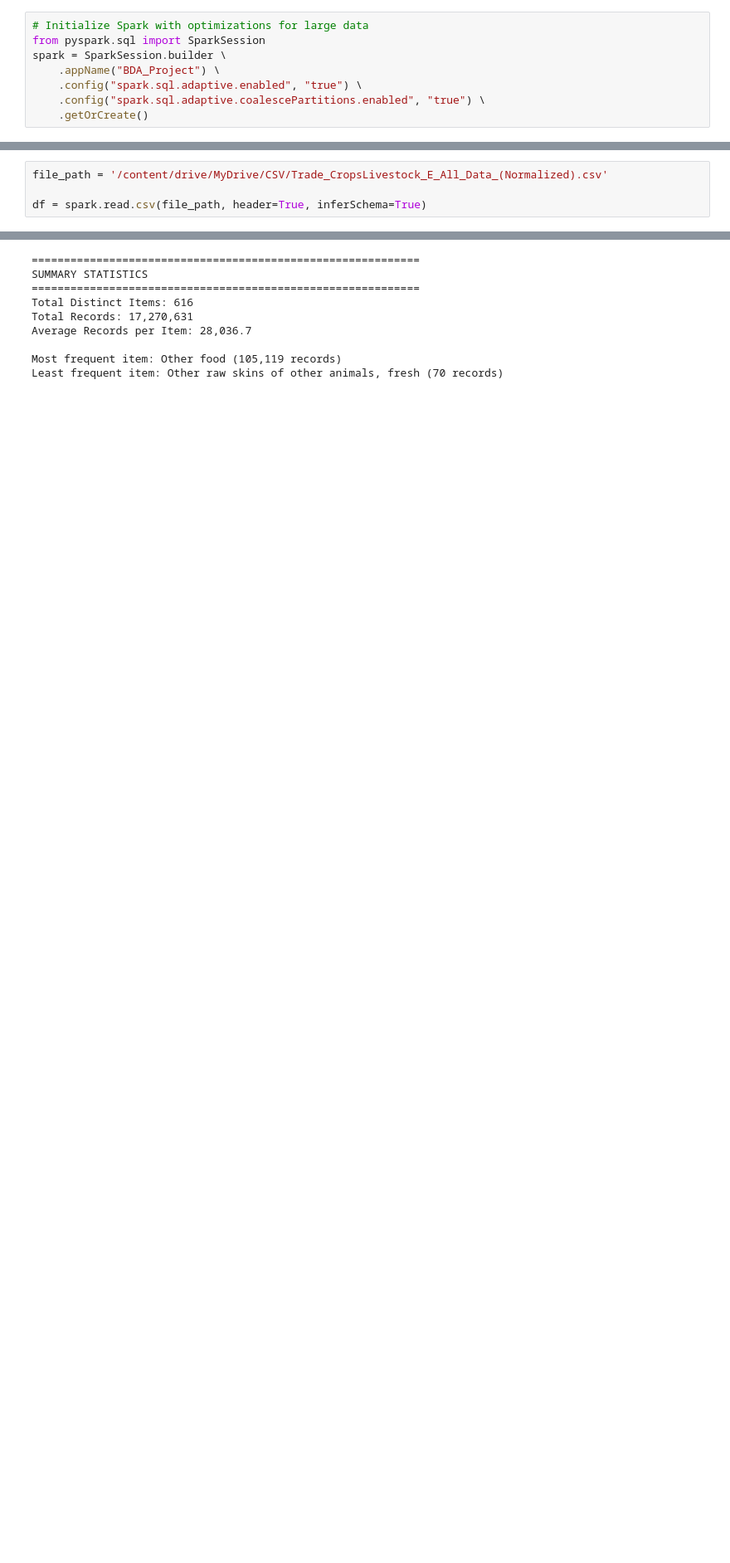
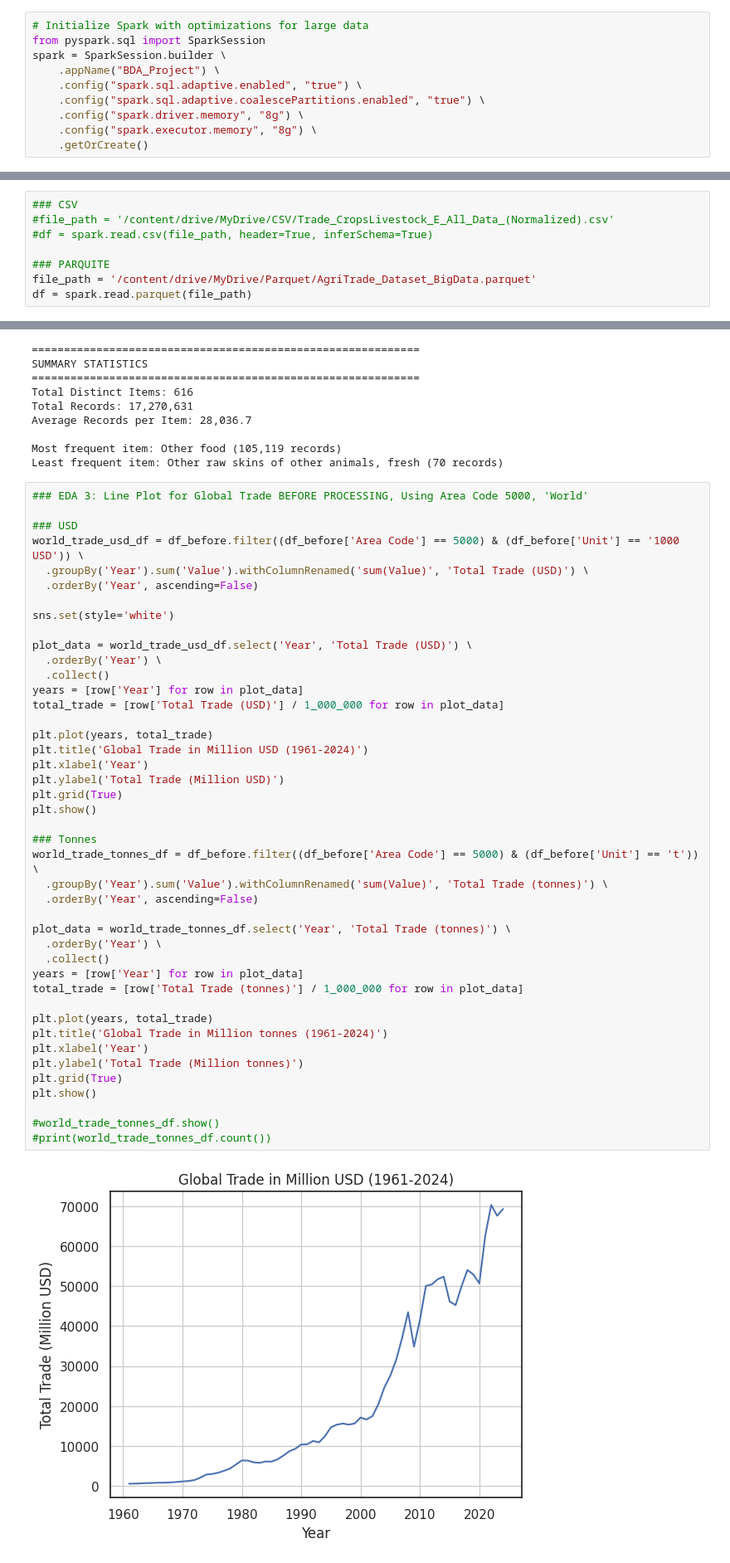
Before and after one commit to prodigal94/food-safe-bots, a Jupyter notebook: EDA.ipynb, the cells around one changed output, grey strips where cells are left out. Shown at 83% size. Drawn from its saved outputs; the diff is of its cells as text; blank space fills up the shorter version.

Commit message:
update: added changes to pre-processing and eda

```diff
--- a/EDA.ipynb
+++ b/EDA.ipynb
@@ -18,6 +18,8 @@ spark = SparkSession.builder \
     .appName("BDA_Project") \
     .config("spark.sql.adaptive.enabled", "true") \
     .config("spark.sql.adaptive.coalescePartitions.enabled", "true") \
+    .config("spark.driver.memory", "8g") \
+    .config("spark.executor.memory", "8g") \
     .getOrCreate()
 # %%
 from google.colab import drive
@@ -25,9 +27,13 @@ drive.mount('/content/drive')
 # %% [output]
 Drive already mounted at /content/drive; to attempt to forcibly remount, call drive.mount("/content/drive", force_remount=True).
 # %%
-file_path = '/content/drive/MyDrive/CSV/Trade_CropsLivestock_E_All_Data_(Normalized).csv'
+### CSV
+#file_path = '/content/drive/MyDrive/CSV/Trade_CropsLivestock_E_All_Data_(Normalized).csv'
+#df = spark.read.csv(file_path, header=True, inferSchema=True)
 
-df = spark.read.csv(file_path, header=True, inferSchema=True)
+### PARQUITE
+file_path = '/content/drive/MyDrive/Parquet/AgriTrade_Dataset_BigData.parquet'
+df = spark.read.parquet(file_path)
 # %%
 df_before = df  # This is just a reference, not a copy
 # %%
@@ -157,3 +163,48 @@ Average Records per Item: 28,036.7
 
 Most frequent item: Other food (105,119 records)
 Least frequent item: Other raw skins of other animals, fresh (70 records)
+# %%
+### EDA 3: Line Plot for Global Trade BEFORE PROCESSING, Using Area Code 5000, 'World'
+
+### USD
+world_trade_usd_df = df_before.filter((df_before['Area Code'] == 5000) & (df_before['Unit'] == '1000 USD')) \
+  .groupBy('Year').sum('Value').withColumnRenamed('sum(Value)', 'Total Trade (USD)') \
+  .orderBy('Year', ascending=False)
+
+sns.set(style='white')
+
+plot_data = world_trade_usd_df.select('Year', 'Total Trade (USD)') \
+  .orderBy('Year') \
+  .collect()
+years = [row['Year'] for row in plot_data]
+total_trade = [row['Total Trade (USD)'] / 1_000_000 for row in plot_data]
+
+plt.plot(years, total_trade)
+plt.title('Global Trade in Million USD (1961-2024)')
+plt.xlabel('Year')
+plt.ylabel('Total Trade (Million USD)')
+plt.grid(True)
+plt.show()
+
+### Tonnes
+world_trade_tonnes_df = df_before.filter((df_before['Area Code'] == 5000) & (df_before['Unit'] == 't')) \
+  .groupBy('Year').sum('Value').withColumnRenamed('sum(Value)', 'Total Trade (tonnes)') \
+  .orderBy('Year', ascending=False)
+
+plot_data = world_trade_tonnes_df.select('Year', 'Total Trade (tonnes)') \
+  .orderBy('Year') \
+  .collect()
+years = [row['Year'] for row in plot_data]
+total_trade = [row['Total Trade (tonnes)'] / 1_000_000 for row in plot_data]
+
+plt.plot(years, total_trade)
+plt.title('Global Trade in Million tonnes (1961-2024)')
+plt.xlabel('Year')
+plt.ylabel('Total Trade (Million tonnes)')
+plt.grid(True)
+plt.show()
+
+#world_trade_tonnes_df.show()
+#print(world_trade_tonnes_df.count())
+# %% [output]
+[figure, added]
```
Also changed, not shown: parts of 7 cells of this notebook.
